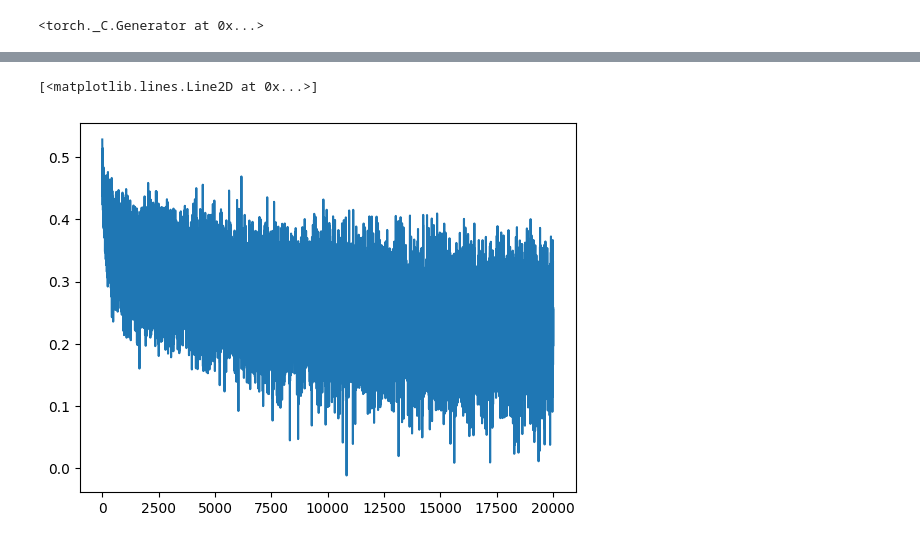
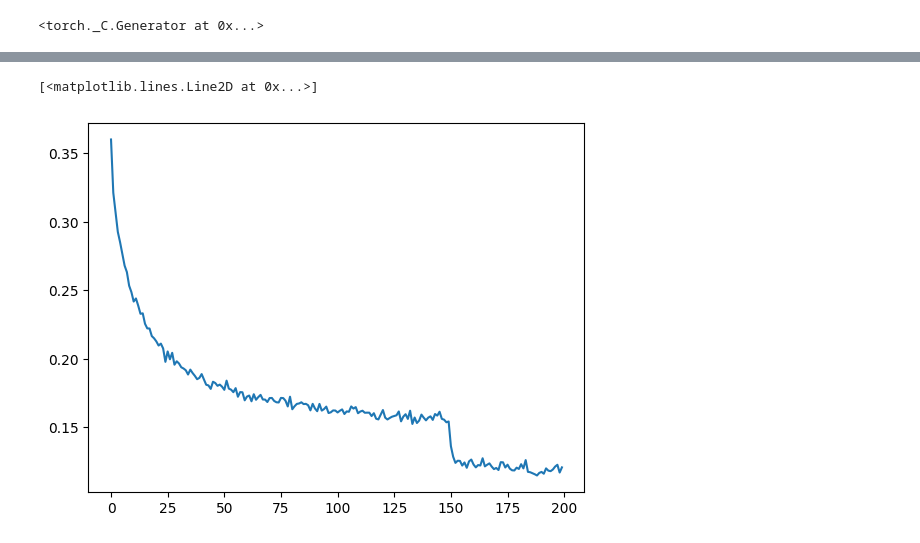
Before and after one commit to houseofaragon/neural-network-labs, a Jupyter notebook: 6 - Makemore 5 - WaveNet/cnn.ipynb, the cells around one changed output, grey strips where cells are left out. Saved outputs shown, nothing was run; the diff lists cells and outputs as text; code cells hidden in the pictures.

```diff
--- a/6 - Makemore 5 - WaveNet/cnn.ipynb
+++ b/6 - Makemore 5 - WaveNet/cnn.ipynb
@@ -23,9 +23,12 @@ chars = sorted(list(set(''.join(words))))
 # print(chars)
 
 stoi = {s:i+1 for i,s in enumerate(chars)}
+
 print(stoi)
 stoi['.'] = 0
 itos = {i:s for s,i in stoi.items()}
+
+vocab_size = len(itos)
 # %% [output]
 {'a': 1, 'b': 2, 'c': 3, 'd': 4, 'e': 5, 'f': 6, 'g': 7, 'h': 8, 'i': 9, 'j': 10, 'k': 11, 'l': 12, 'm': 13, 'n': 14, 'o': 15, 'p': 16, 'q': 17, 'r': 18, 's': 19, 't': 20, 'u': 21, 'v': 22, 'w': 23, ' ...
 # %%
@@ -179,29 +233,31 @@ for p in parameters:
 # %%
-max_steps = 20000
+max_steps = 200000
 batch_size = 32
 lossi = []
 
 for i in range(max_steps):
-    ix = torch.randint(0, Xtr.shape[0], (batch_size,))
-    Xb, Yb = Xtr[ix], Ytr[ix]
 
-    # forward pass
-    emb = C[Xb]
-    x = emb.view(emb.shape[0], -1)
-    for layer in layers:
-        x = layer(x)
-    loss = F.cross_entropy(x, Yb)
+  # minibatch construct
+  ix = torch.randint(0, Xtr.shape[0], (batch_size,))
+  Xb, Yb = Xtr[ix], Ytr[ix] # batch X,Y
 
-    # backward pass
-    for p in parameters:
-        p.grad = None
-    loss.backward()
+  # forward pass
+  logits = model(Xb)
+  loss = F.cross_entropy(logits, Yb) # loss function
 
-    lr = 0.1 if i < 150000 else 0.01
-    for p in parameters:
-        p.data += -lr * p.grad
+  # backward pass
+  for p in parameters:
+    p.grad = None
+  loss.backward()
 
-    if i % 10000 == 00:
-        print(f'{i:7d}/{max_steps:7d}: {loss.item():.4f}')
-    lossi.append(loss.log10().item())
+  # update: simple SGD
+  # lr = 0.1 if i < 150000 else 0.01 # step learning rate decay
+  lr = 0.1 if i < 150000 else 0.01 if i < 180000 else 0.001 # Learning rate decay
+  for p in parameters:
+    p.data += -lr * p.grad
+
+  # track stats
+  if i % 10000 == 0: # print every once in a while
+    print(f'{i:7d}/{max_steps:7d}: {loss.item():.4f}')
+  lossi.append(loss.log10().item())
 # %% [output]
@@ -210,5 +284,5 @@ for i in range(max_steps):
 # %%
-plt.plot(lossi)
+plt.plot(torch.tensor(lossi).view(-1, 1000).mean(1))
 # %% [output]
 [<matplotlib.lines.Line2D at 0x...>]
-[figure, old version]
+[figure, new version]
```
Also changed, not shown: parts of 19 cells of this notebook, 2 other files.
